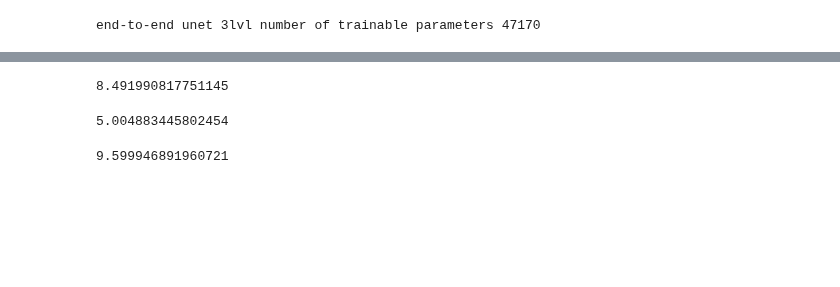
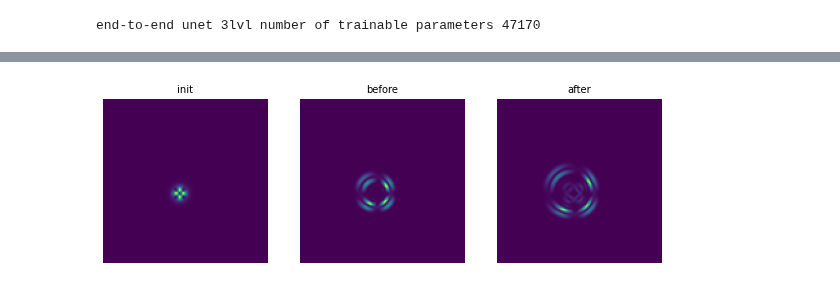
Before and after one commit to utkaiser/masterthesis_code, a Jupyter notebook: analysis/end_to_end_compare.ipynb, the cells around one changed output, grey strips where cells are left out. Saved outputs shown, nothing was run; the diff lists cells and outputs as text; code cells hidden in the pictures; blank space fills up the shorter version.

```diff
--- a/analysis/end_to_end_compare.ipynb
+++ b/analysis/end_to_end_compare.ipynb
@@ -34,0 +17,15 @@ test data points: 200
+# %%
+#params
+param_dict = get_params("0")
+batch_size, lr, res_scaler, n_epochs, model_name, Nx, flipping, boundary_c, delta_t_star, f_delta_x = \
+        param_dict["batch_size"], param_dict["lr"], param_dict["res_scaler"], param_dict["n_epochs"],param_dict["model_name"],param_dict["model_res"],param_dict["flipping"],param_dict["boundary_c"],param_dict["delta_t_star"],param_dict["f_delta_x"]
+n_snaps = param_dict["n_snaps"]
+dt = param_dict["f_delta_t"]
+dx = param_dict["f_delta_x"]
+dT = param_dict["c_delta_t"]
+dX = param_dict["c_delta_x"]
+c_Nx = c_Ny = int(Nx) // int(res_scaler)
+
+data_paths, train_logger_path, valid_logger_path, dir_path_save = get_paths()
+data_paths = ['../data/end_to_end_bp_m_200_2000_test.npz']
+loaders = fetch_data_end_to_end(data_paths, shuffle=True, batch_size=1)
@@ -157,12 +164,48 @@ time end to end solver: 0.06549501419067383
-# %%
-0.11210012435913086/0.013200688362121581
-# %% [output]
-8.491990817751145
-# %%
-0.11518535614013672/0.023014593124389648
-# %% [output]
-5.004883445802454
-# %%
-0.34736311435699463/0.036183857917785646
-# %% [output]
-9.599946891960721
+# %%
+import random
+
+with torch.no_grad():
+    for loader in loaders:
+        for i, data in enumerate(loader):
+            input = data[0].squeeze() # n_snaps x 4 x w x h
+            tj = 0
+            u_x, u_y, u_t_c,vel = input[tj,0,:,:], input[tj,1,:,:], input[tj,2,:,:],input[tj,3,:,:]
+            sumv = torch.sum(torch.sum(u_x))
+            u, ut = wave_util.WaveSol_from_EnergyComponent_tensor(u_x.unsqueeze(dim=0), u_y.unsqueeze(dim=0), u_t_c.unsqueeze(dim=0), vel.unsqueeze(dim=0), f_delta_x, sumv)
+
+            for j in random.choices(range(n_snaps-1), k=1):
+
+                fig = plt.figure(figsize=(10,5))
+
+                ax0 = fig.add_subplot(1,3,1)
+                pos0 = ax0.imshow(wave_util.WaveEnergyField_tensor(u.squeeze(), ut.squeeze(), vel, f_delta_x))
+                ax0.set_title('init', fontsize=10)
+                plt.axis('off')
+
+                # pseudo_spectral
+                u, ut, vel_p = u.squeeze().numpy(), ut.squeeze().numpy(), vel.squeeze().numpy()
+                p_u, p_ut = velocity_verlet(
+                        u, ut,
+                        vel_p, dx, dt, delta_t_star
+                )
+                p_u, p_ut = torch.from_numpy(p_u), torch.from_numpy(p_ut)
+                ax1 = fig.add_subplot(1,3,2)
+                pos1 = ax1.imshow(wave_util.WaveEnergyField_tensor(p_u.squeeze(), p_ut.squeeze(), vel, f_delta_x))
+                ax1.set_title('before', fontsize=10)
+                plt.axis('off')
+
+                ucx, utcx = velocity_verlet_tensor(
+                        p_u.unsqueeze(dim=0), p_ut.unsqueeze(dim=0),
+                        vel.unsqueeze(dim=0), dX, dT, delta_t_star, number=1, boundary_c="periodic"
+                )
+                ax2 = fig.add_subplot(1,3,3)
+                pos2 = ax2.imshow(wave_util.WaveEnergyField_tensor(ucx.squeeze(), utcx.squeeze(), vel, f_delta_x))
+                ax2.set_title('after', fontsize=10)
+                plt.axis('off')
+
+                plt.show()
+                break
+            break
+        break
+# %% [output]
+[figure, added]
```
Also changed, not shown: parts of 10 cells of this notebook, 9 other files.
